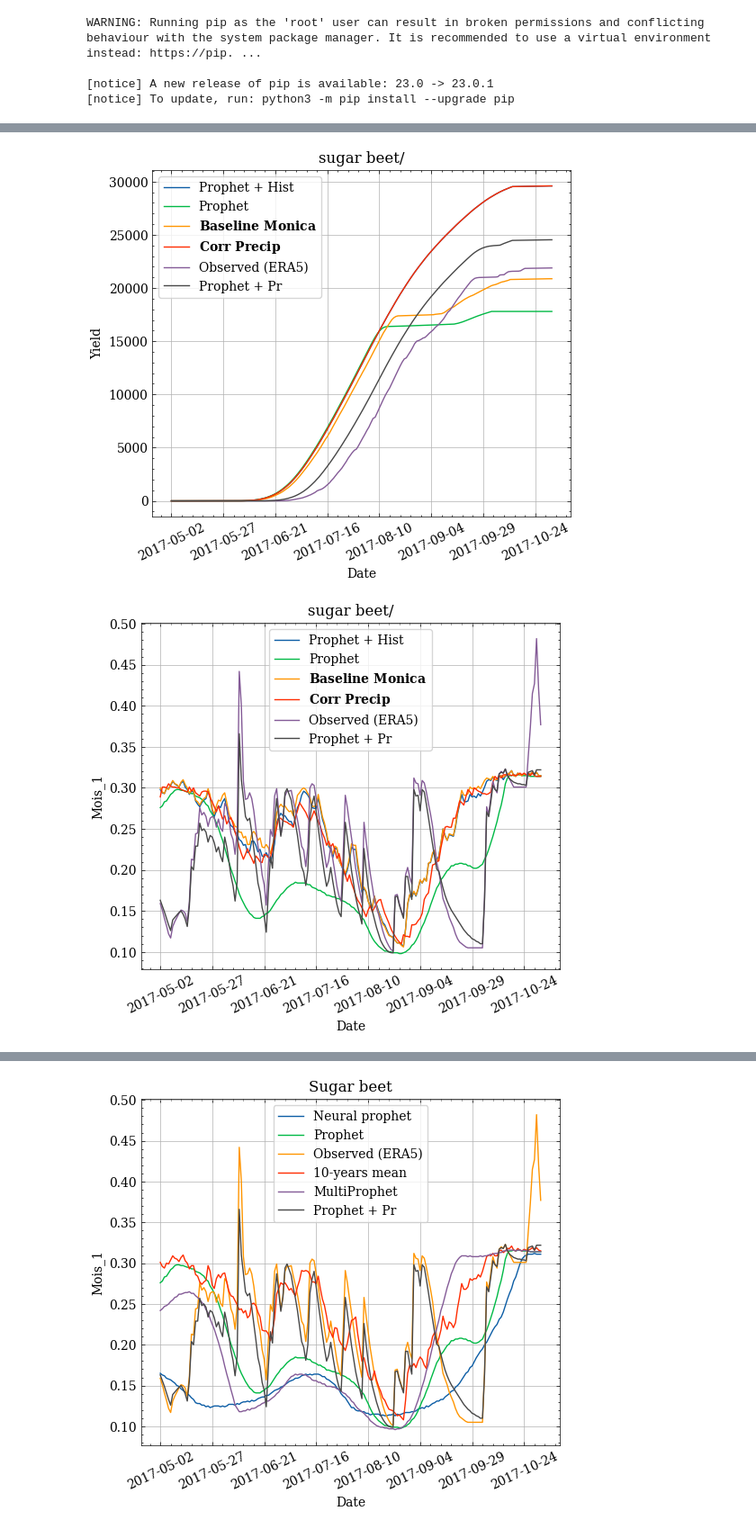
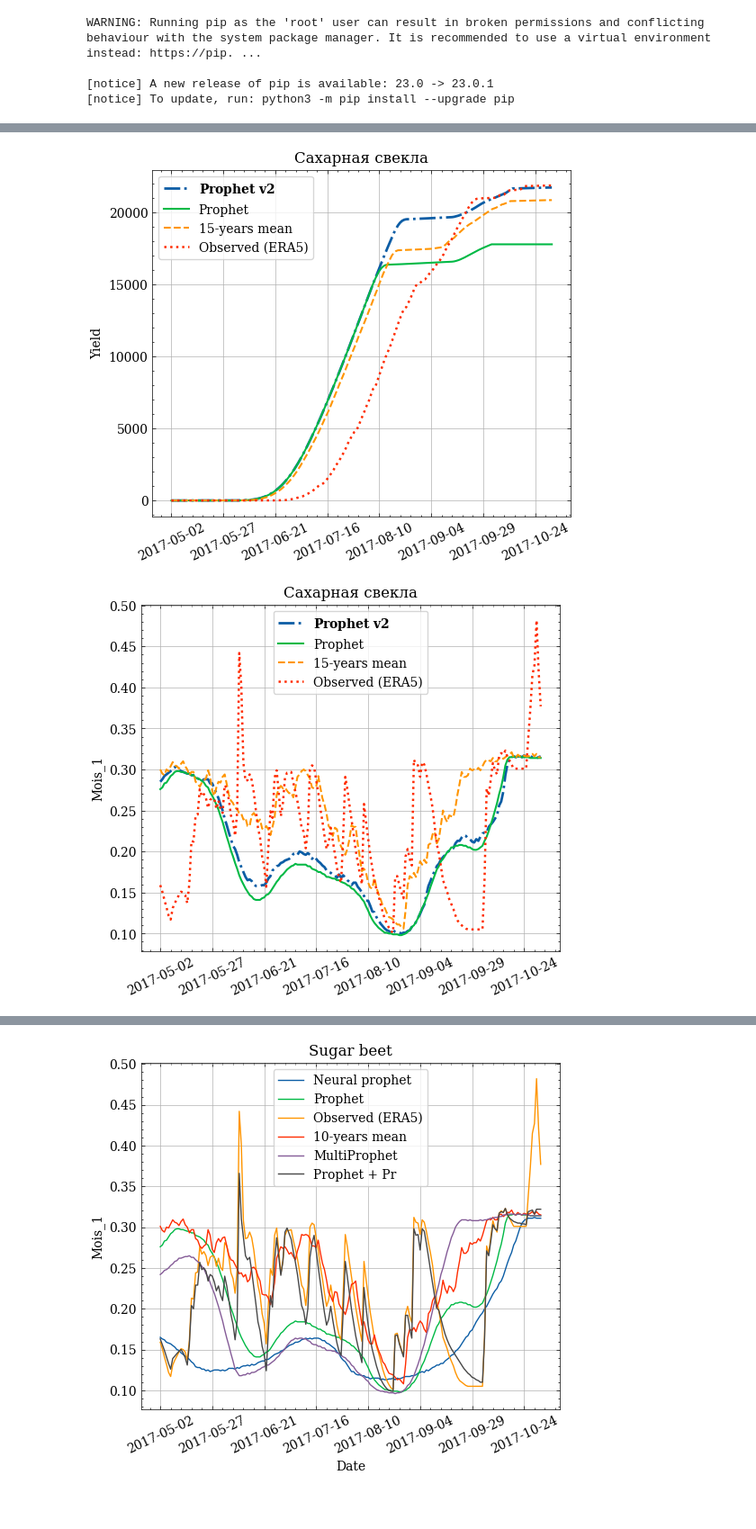
Before and after one commit to mishagrol/CS_MSU, a Jupyter notebook: Course Work/notebooks/MONICA.ipynb, the cells around one changed output, grey strips where cells are left out. Shown at 90% size. Saved outputs shown, nothing was run; the diff lists cells and outputs as text; code cells hidden in the pictures; blank space fills up the shorter version.

Commit message:
add: Prophet V2

```diff
--- a/Course Work/notebooks/MONICA.ipynb
+++ b/Course Work/notebooks/MONICA.ipynb
@@ -188,7 +181,7 @@ sb_mp = df_neural_mp.loc[mask]
 mask = df_prophet_real['Crop']==crop
 sb_pr = df_prophet_real.loc[mask]
 # %%
-var = 'Height'
+var = 'Yield'
 # sb_np.set_index('Date')[var].plot(label='Neural prophet')
 sb_n.set_index('Date')[var].plot(label='Prophet')
 sb_era5.set_index('Date')[var].plot(label='True')
@@ -228,3 +221,19 @@ WARNING: Running pip as the 'root' user can result in broken permissions and con
 import scienceplots
 # %%
 plt.style.use(['science', 'no-latex'])
+# %%
+# variables = ['Yield', 'Mois_1', 'SOC_1', 'AbBiom', 'Tavg', 'Act_ET']
+# for var in variables:
+var = 'Yield'
+fig, ax = plt.subplots(1,1,figsize = (6,5))
+sb_corr.set_index('Date')[var].plot(label="$\\bf{Prophet\  v2}$", ax=ax)
+sb_n.set_index('Date')[var].plot(label='Prophet', ax=ax)
+sb_baseline.set_index('Date')[var].plot(label="15-years mean", ax=ax)
+sb_era5.set_index('Date')[var].plot(label='Observed (ERA5)', ax=ax)
+# sb_pr.set_index('Date')[var].plot(label='Prophet + Pr',ax=ax)
+plt.ylabel(var)
+ax.legend(frameon=True)
+ax.set_title(crop)
+plt.xticks(rotation=25)
+plt.grid()
+plt.show()
@@ -231,24 +242,20 @@ plt.style.use(['science', 'no-latex'])
 # %%
-variables = ['Yield', 'Mois_1', 'SOC_1', 'AbBiom', 'Tavg', 'Act_ET']
-for var in variables:
+variables = ['Yield', 'Mois_1', 'SOC_1', 'NEE', 'AbBiom', 'Tavg', 'Act_ET']
+['r*-','bo-','y^-']
+for i, var in enumerate(variables):
     fig, ax = plt.subplots(1,1,figsize = (6,5))
-    sb_np.set_index('Date')[var].plot(label='Prophet + Hist', ax=ax)
-    sb_n.set_index('Date')[var].plot(label='Prophet', ax=ax)
-    sb_baseline.set_index('Date')[var].plot(label="$\\bf{Baseline\  Monica}$", ax=ax)
-    sb_corr.set_index('Date')[var].plot(label="$\\bf{Corr\  Precip}$", ax=ax)
-    sb_era5.set_index('Date')[var].plot(label='Observed (ERA5)', ax=ax)
-
-#     sb_m.set_index('Date')[var].plot(label='10-years mean', ax=ax, )
-#     sb_mp.set_index('Date')[var].plot(label='MultiProphet', ax=ax)
-    sb_pr.set_index('Date')[var].plot(label='Prophet + Pr',ax=ax)
+    sb_corr.set_index('Date')[var].plot(style='-.', linewidth=2.0, label="$\\bf{Prophet\  v2}$", ax=ax)
+    sb_n.set_index('Date')[var].plot(style='-', linewidth=1.5, label='Prophet', ax=ax)
+    sb_baseline.set_index('Date')[var].plot(style='--', linewidth=1.5, label="15-years mean", ax=ax)
+    sb_era5.set_index('Date')[var].plot(style=':',linewidth=1.8,label='Observed (ERA5)', ax=ax)
     plt.ylabel(var)
     ax.legend(frameon=True)
-#     ax.legend(loc='upper center', bbox_to_anchor=(0.5, 1.15),
-#           ncol=3, fancybox=True, shadow=True, frameon=True)
-    ax.set_title(crop)
+    ax.set_title("Сахарная свекла")
+#     ax.set_ylabel("Урожайность, кг/га")
+    ax.set_xlabel("")
     plt.xticks(rotation=25)
     plt.grid()
     plt.show()
 # %% [output]
-[figure, old version]
+[figure, new version]
-[figure, old version]
+[figure, new version]
```
Also changed, not shown: parts of 21 cells of this notebook, 1 other file.
